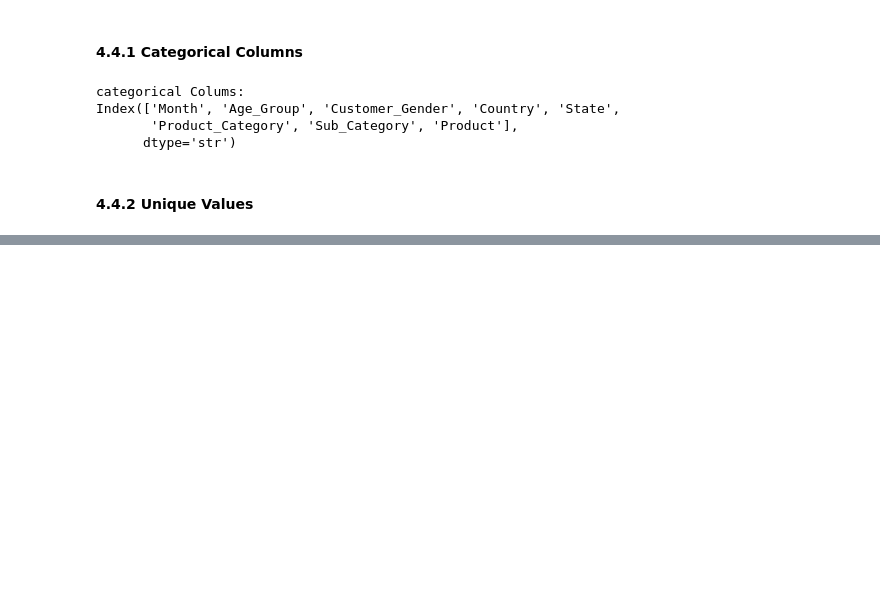
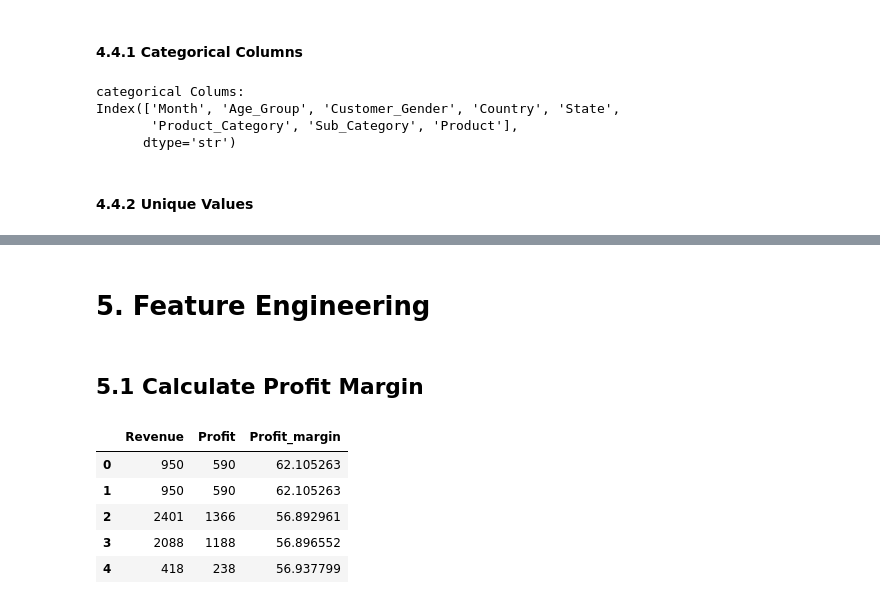
Before and after one commit to vidushanpathir505-bot/academic-data-wrangler, a Jupyter notebook: sales-data-analysis/sales_analysis.ipynb, the cells around one changed output, grey strips where cells are left out. Drawn from its saved outputs; the diff is of its cells as text; code cells hidden in the pictures; blank space fills up the shorter version.

Commit message:
feat: add sales analysis features

```diff
--- a/sales-data-analysis/sales_analysis.ipynb
+++ b/sales-data-analysis/sales_analysis.ipynb
@@ -275,3 +275,22 @@ Mountain-500 Silver, 48       40
 Road-650 Red, 52              32
 Mountain-500 Black, 52        22
 Name: count, Length: 130, dtype: int64
+# %% [markdown]
+# 5. Feature Engineering
+# %% [markdown]
+## 5.1 Calculate Profit Margin
+# %%
+sales_df['Profit_margin'] = (sales_df['Profit'] / sales_df['Revenue']) * 100
+
+sales_df[[
+    'Revenue',
+    'Profit',
+    'Profit_margin'
+]].head()
+# %% [output]
+|  | Revenue | Profit | Profit_margin |
+| 0 | 950 | 590 | 62.105263 |
+| 1 | 950 | 590 | 62.105263 |
+| 2 | 2401 | 1366 | 56.892961 |
+| 3 | 2088 | 1188 | 56.896552 |
+| 4 | 418 | 238 | 56.937799 |
```
Also changed, not shown: parts of 3 cells of this notebook.
